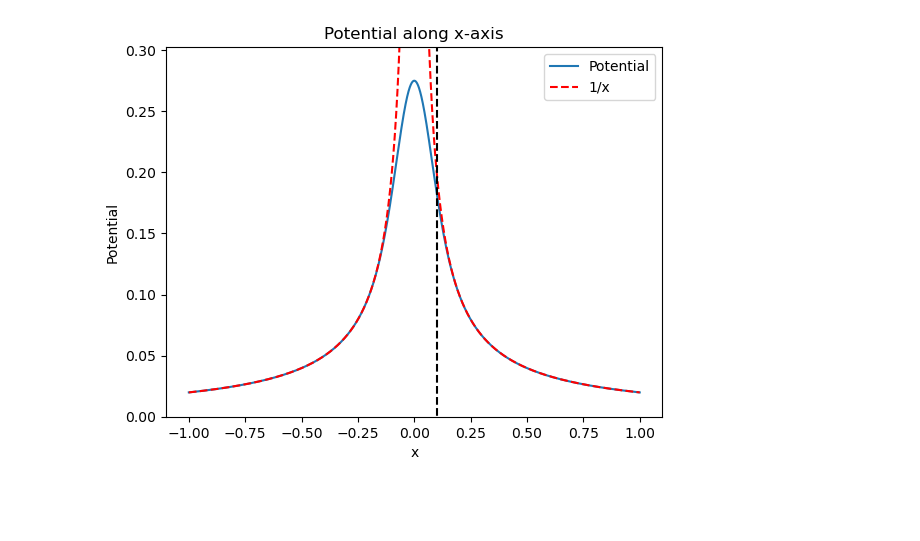
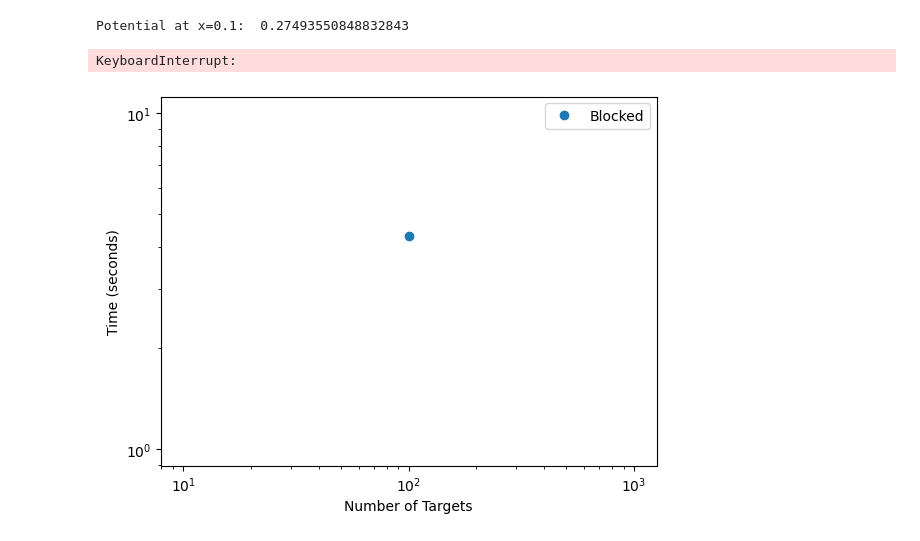
Before and after one commit to RaulPPelaez/libpoisson, a Jupyter notebook: examples/example.ipynb, the cells around one changed output. Saved outputs shown, nothing was run; the diff lists cells and outputs as text; code cells hidden in the pictures; blank space fills up the shorter version.

Commit message:
new solvers

```diff
--- a/examples/example.ipynb
+++ b/examples/example.ipynb
@@ -4,10 +4,10 @@ import numpy as np
 import cupy as cp
 import matplotlib.pyplot as plt
 eps = 4.0
-solver = lb.NBody(permittivity=eps, charge_radius=0.1)
+solver = lb.NBody(permittivity=eps, charge_radius=0.1, periodicityX="open", periodicityY="open", periodicityZ="open")
 # Create a charge in the center of the domain
 n_sources = 1
-n_targets = 1000000
+n_targets = int(1e7)
 source_pos = cp.array([[0.0, 0.0, 0.0]]*n_sources).flatten()
 source_charge = cp.array([1.0]*n_sources)
 target_x = cp.linspace(-1.0, 1.0, n_targets)
@@ -16,6 +16,7 @@ target_z = cp.zeros_like(target_x)
 target_pos = cp.stack((target_x, target_y, target_z), axis=-1).flatten()
 
 phi, E = solver(source_pos, target_pos, source_charge)
+print("Potential at x=0.1: ", phi[int(n_targets/2)].get())
 x = target_pos.reshape(-1,3)[:,0].get()
 Ex = E.reshape(-1,3)[:,0].get()
 plt.plot(x, phi.get(), '-', label='Potential')
@@ -28,4 +29,49 @@ plt.title('Potential along x-axis')
 plt.legend()
 plt.show()
 # %% [output]
-[figure, removed]
+Potential at x=0.1:  0.27493550848832843
+KeyboardInterrupt:
+# %%
+# check performance
+import libPoisson as lb
+import numpy as np
+import cupy as cp
+import matplotlib.pyplot as plt
+import time
+timer_blocked = []
+timer_unblocked = []
+samples = 1
+N_SAMPLES = np.logspace(5, 5, num=1, dtype=int)
+n_targets = 1
+eps = 4.0
+solver_blocked = lb.NBody(permittivity=eps, charge_radius=0.1, periodicityX="open", periodicityY="open", periodicityZ="open")
+n_sources = N_SAMPLES[-1]
+source_pos = cp.array([[0.0, 0.0, 0.0]]*n_sources).flatten()
+source_charge = cp.array([1.0]*n_sources)
+target_x = cp.linspace(-1.0, 1.0, n_targets)
+target_y = cp.zeros_like(target_x)
+target_z = cp.zeros_like(target_x)
+target_pos = cp.stack((target_x, target_y, target_z), axis=-1).flatten()
+for n_sources in N_SAMPLES:
+    blocked = 0
+    unblocked = 0
+    for _ in range(samples):
+        a = time.time()
+        #phi, E = solver(source_pos, target_pos, source_charge)
+        unblocked += time.time() - a
+        a = time.time()
+        solver_blocked(source_pos, source_pos, source_charge)
+        cp.cuda.Stream.null.synchronize()
+        blocked += time.time() - a
+    timer_blocked.append(blocked/samples)
+    timer_unblocked.append(unblocked/samples)
+#plt.plot(N_SAMPLES, timer_unblocked, label="Unblocked")
+plt.plot(np.logspace(2,5,num=1, dtype=int),timer_blocked,'o', label="Blocked")
+plt.xlabel("Number of Targets")
+plt.ylabel("Time (seconds)")
+plt.xscale("log")
+plt.yscale("log")
+plt.legend()
+plt.show()
+# %% [output]
+[figure, added]
```
Also changed, not shown: 21 other files.
